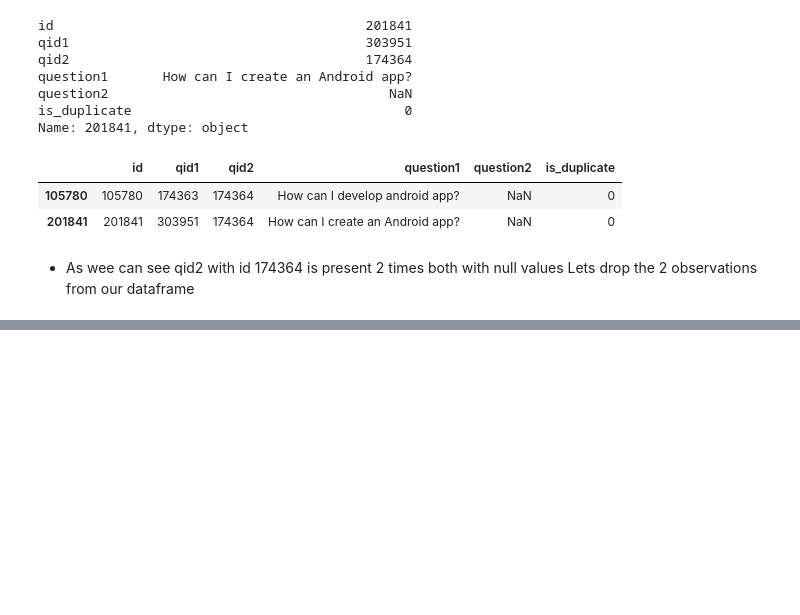
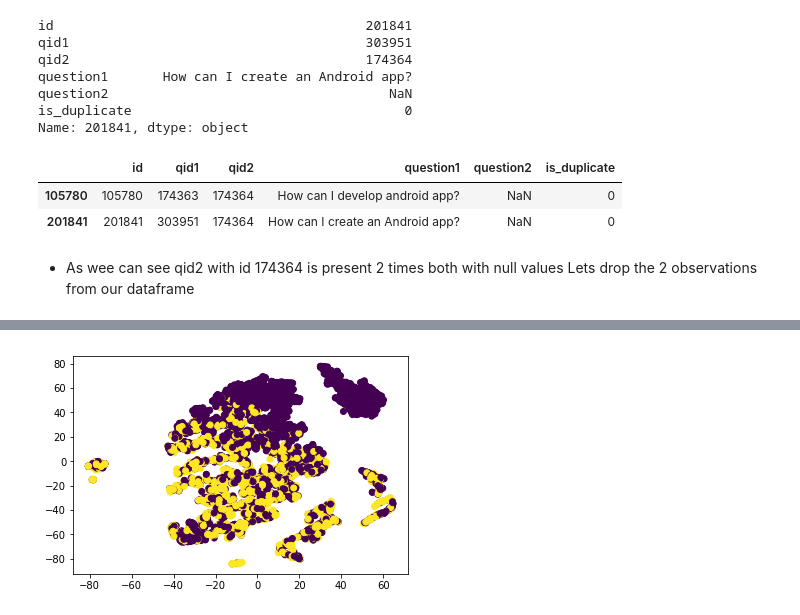
Before and after one commit to Kali-Dev/quora_question_pair, a Jupyter notebook: quora question pair similarity.ipynb, the cells around one changed output, grey strips where cells are left out. Saved outputs shown, nothing was run; the diff lists cells and outputs as text; code cells hidden in the pictures; blank space fills up the shorter version.

```diff
--- a/quora question pair similarity.ipynb
+++ b/quora question pair similarity.ipynb
@@ -236,0 +598,4 @@ df = df.drop([105780, 201841])
+# %%
+plt.scatter(tsne2d[:,0], tsne2d[:,1], c=df.is_duplicate[:5000]);
+# %% [output]
+[figure, added]
```
Also changed, not shown: parts of 84 cells of this notebook.
